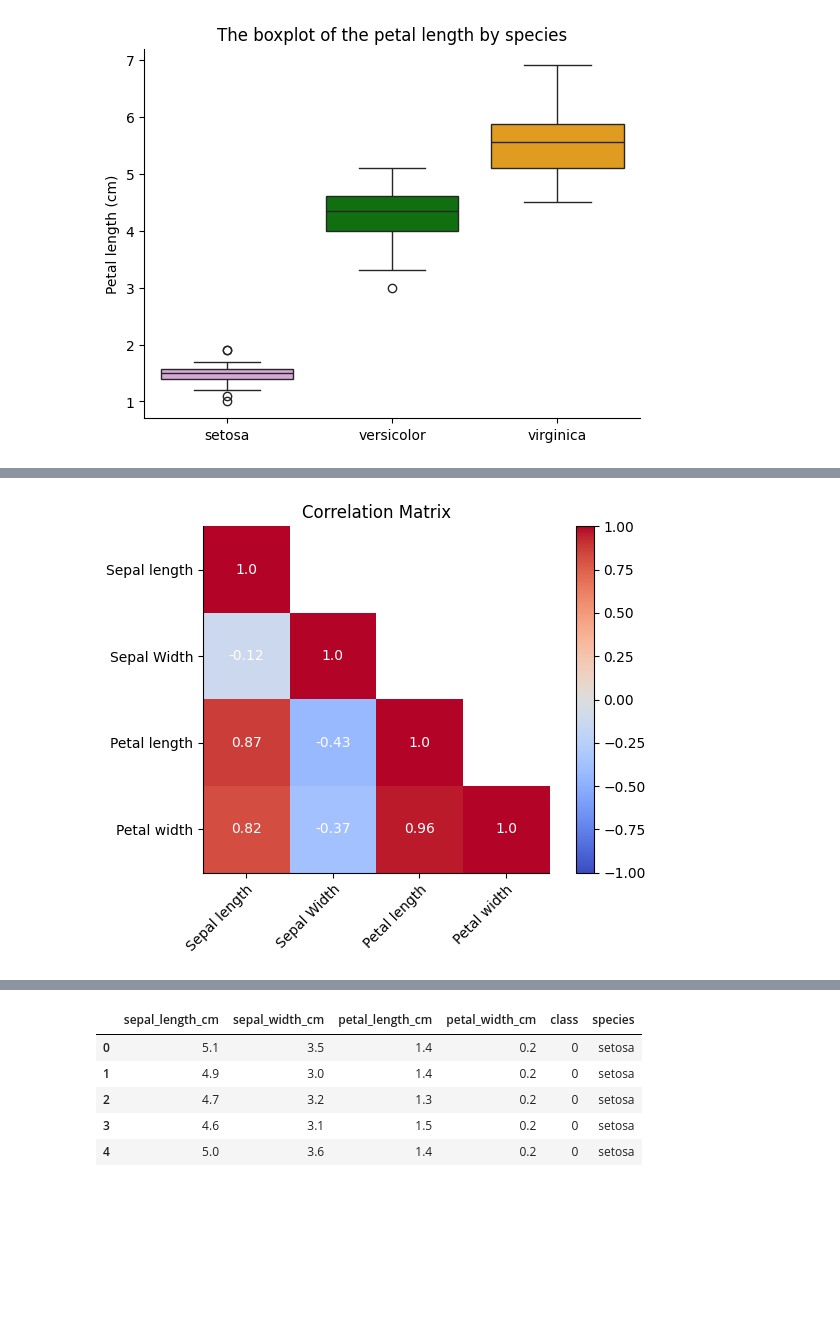
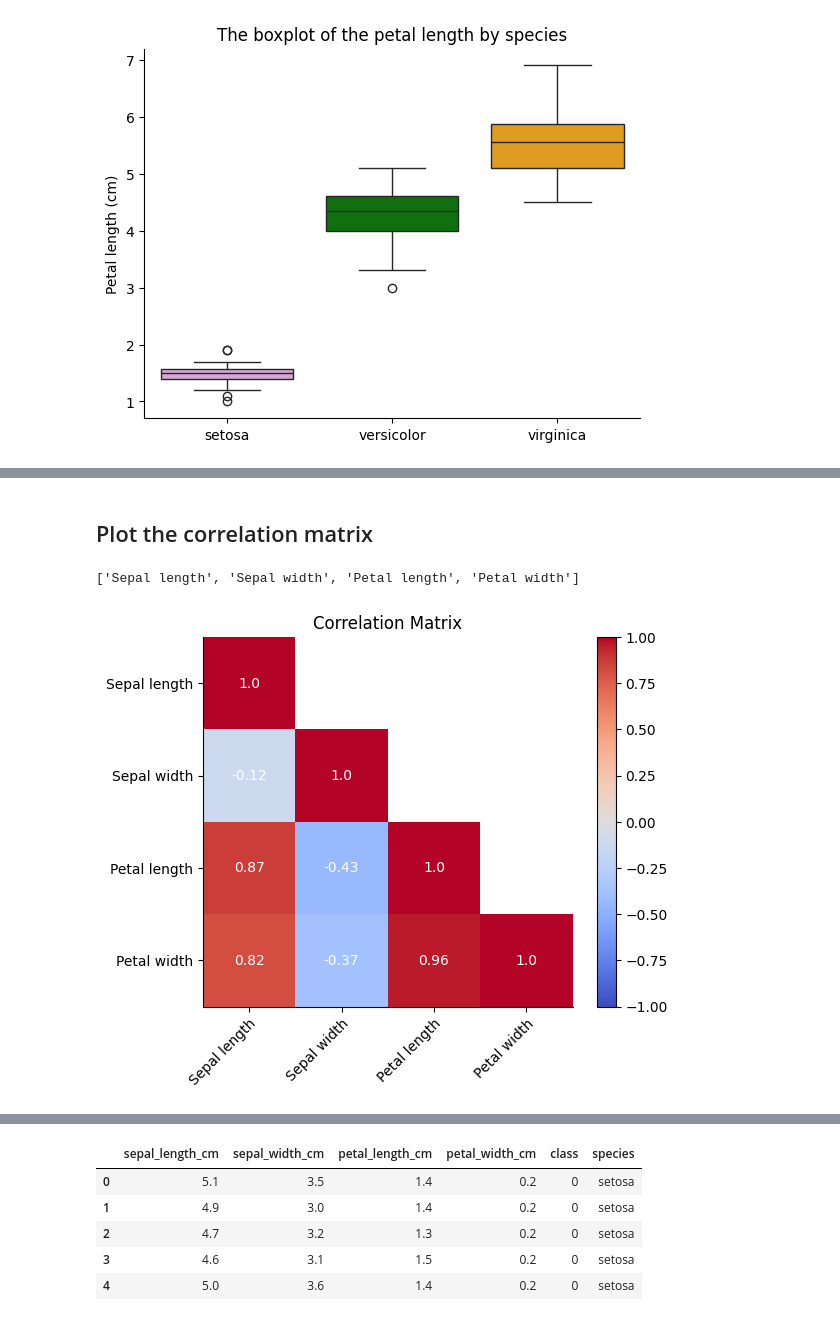
Before and after one commit to aldaszarnauskas/principles_of_data_analytics, a Jupyter notebook: tasks.ipynb, the cells around one changed output, grey strips where cells are left out. Drawn from its saved outputs; the diff is of its cells as text; code cells hidden in the pictures; blank space fills up the shorter version.

Commit message:
Task 4-10 updated, code improved, comments and references added

```diff
--- a/tasks.ipynb
+++ b/tasks.ipynb
@@ -333,10 +284,10 @@ df["class"] = iris.target
 # %%
-# Define the function to categorize classess
+# Define the function to categorize target names
 def categorize_class(aclass):
 
     if aclass == 0:
-        return 'setosa'
+        return target_names[0] # setosa
     elif aclass == 1:
-        return 'versicolor'
+        return target_names[1] # versicolor
     else:
-        return 'virginica'
+        return target_names[2] # virginica
@@ -343,5 +296,5 @@ def categorize_class(aclass):
 # %%
 # Use apply and categorize_class functions to create a new column in a dataframe
-# while using a "class" column as a reference
-df["species"] = df["class"].apply(categorize_class)
+# while using a "target" column as a reference
+df["species"] = df["target"].apply(categorize_class)
 # %%
@@ -463,3 +427,9 @@ Display the results as a heatmap using matplotlib.
 # %%
-corr = df.drop(columns=["class", "species"]).corr()
+# Exclude columns in a pandas df
+# https://www.geeksforgeeks.org/how-to-exclude-columns-in-pandas/
+
+# Calculate the correlation matrix
+# https://stackoverflow.com/questions/39409866/correlation-heatmap
+
+corr = df.drop(columns=["target", "species"]).corr()
 # %%
@@ -471,36 +452,50 @@ mask = np.zeros_like(corr, dtype=bool)
 mask[np.triu_indices_from(mask, k=1)] = True
 corr[mask] = np.nan
+# %% [markdown]
+## Plot the correlation matrix
+# %%
+[feature.replace(" (cm)", "").capitalize() for feature in iris.feature_names]
+# %% [output]
+['Sepal length', 'Sepal width', 'Petal length', 'Petal width']
 # %%
-fig, ax = plt.subplots()
+# Setting up the color bar
+# https://matplotlib.org/stable/api/_as_gen/matplotlib.pyplot.imshow.html
+# Examples of a color palette
+# https://matplotlib.org/stable/users/explain/colors/colormaps.html
 
+# Set the minimum and maximum values in a colour bar
 vmax = 1
 vmin = -1
-cax = ax.imshow(corr, cmap="coolwarm", vmin=vmin, vmax=vmax)
+# Create a pseudocolour image
+cax = plt.imshow(corr, cmap="coolwarm", vmin=vmin, vmax=vmax)
+
+# Add a colorbar
+cbar = plt.colorbar(cax)
 
 
-# Add colorbar
-cbar = plt.colorbar(cax)
+# Get the feature names from the iris.feature_names
+# Replace (cm) with empty string and capitalise the string
+features = [feature.replace(" (cm)", "").capitalize() for feature in iris.feature_names]
 
-features = ["Sepal length", "Sepal Width",
-                     "Petal length", "Petal width"]
 
 # Show all ticks and label them with the respective list entries
-ax.set_xticks(range(len(features)), labels=features,
-              rotation=45, ha="right", rotation_mode="anchor")
-ax.set_yticks(range(len(features)), labels=features)
-# ax.grid(which="minor", color="r", linestyle='-', linewidth=3)
+plt.xticks(range(len(features)), labels=features,
+               rotation=45, ha="right", rotation_mode="anchor")
+plt.yticks(range(len(features)), labels=features)
 
-# Loop over data dimensions and create text annotations.
+
+# Loop over data dimensionss and create text annotations.
 for i in range(len(features)):
     for j in range(len(features)):
-        text = ax.text(j, i, corr[i, j],
+        text = plt.text(j, i, corr[i, j],
                        ha="center", va="center", color="w")
 
 
-ax.set_title("Correlation Matrix")
-fig.tight_layout()
+# Set the title
+plt.title("Correlation Matrix")
+# Show the plot
 plt.show()
 # %% [output]
-[figure, old version]
+[figure, new version]
 # %% [markdown]
 # Task 9: Fit a Simple Linear Regression
```
Also changed, not shown: parts of 84 cells of this notebook.
